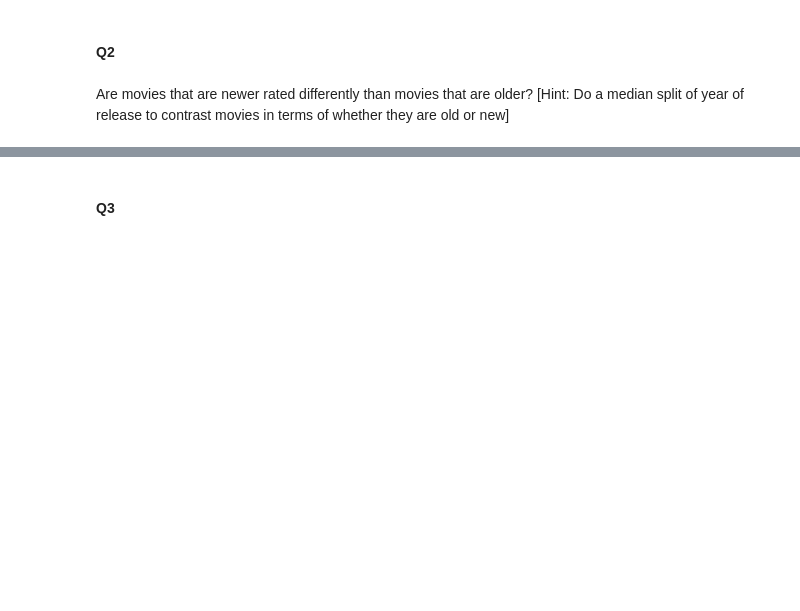
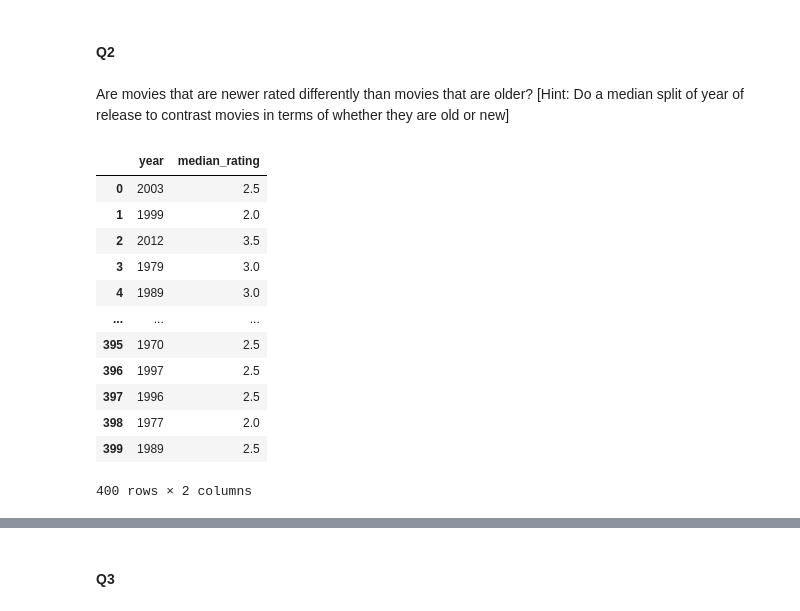
Before and after one commit to jinjinran2001/movie_analysis, a Jupyter notebook: main.ipynb, the cells around one changed output, grey strips where cells are left out. Saved outputs shown, nothing was run; the diff lists cells and outputs as text; code cells hidden in the pictures; blank space fills up the shorter version.

```diff
--- a/main.ipynb
+++ b/main.ipynb
@@ -59,3 +86,24 @@ q2_data = pd.DataFrame({
+# %%
+q2_data = pd.DataFrame({
+        'year': movie_ratings.columns.str.extract(r'(\d{4})')[0].astype(int),  # Extract year from column names and flatten
+        'median_rating': movie_ratings.median().values,       # Median rating
+})
+# %%
+q2_data
+# %% [output]
+|  | year | median_rating |
+| 0 | 2003 | 2.5 |
+| 1 | 1999 | 2.0 |
+| 2 | 2012 | 3.5 |
+| 3 | 1979 | 3.0 |
+| 4 | 1989 | 3.0 |
+| ... | ... | ... |
+| 395 | 1970 | 2.5 |
+| 396 | 1997 | 2.5 |
+| 397 | 1996 | 2.5 |
+| 398 | 1977 | 2.0 |
+| 399 | 1989 | 2.5 |
+400 rows × 2 columns
 # %%
 median_year = q2_data['year'].median()
 q2_data['is_old'] = q2_data['year'] > median_year
```
Also changed, not shown: parts of 11 cells of this notebook.
